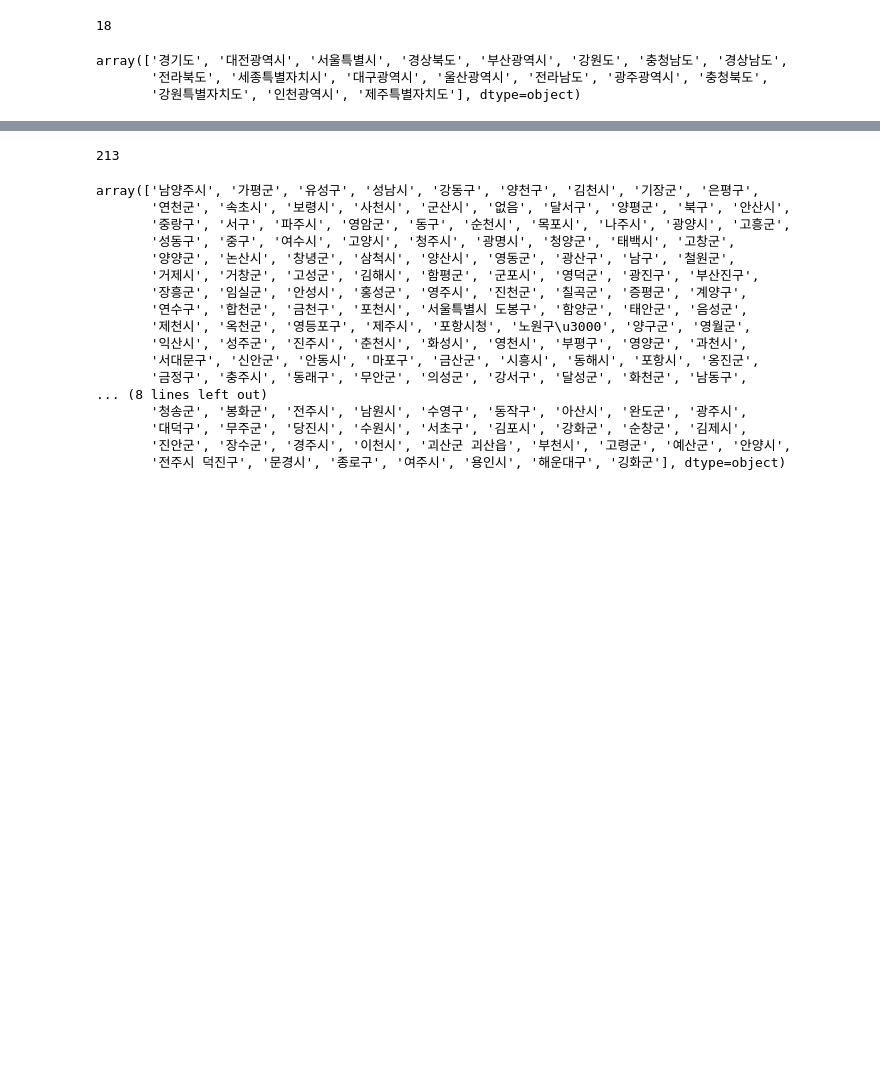
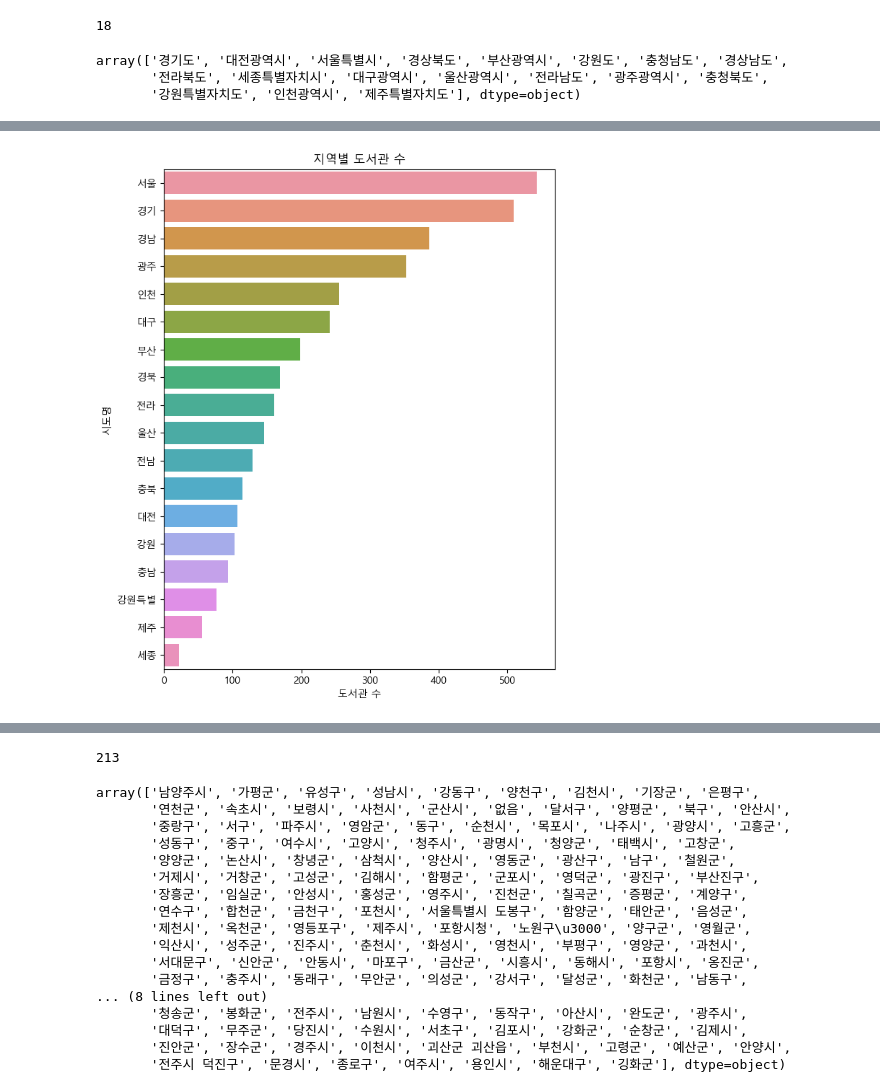
Before and after one commit to qooqookeke/car_greenhouse_gas, a Jupyter notebook: test.ipynb, the cells around one changed output, grey strips where cells are left out. Saved outputs shown, nothing was run; the diff lists cells and outputs as text; code cells hidden in the pictures; blank space fills up the shorter version.

```diff
--- a/test.ipynb
+++ b/test.ipynb
@@ -58,3 +77,11 @@ Name: count, dtype: int64
 lib_location = df['시도명'].value_counts().index
 # %%
 plt.rc('font', family='Malgun Gothic')
+# %%
+plt.figure(figsize=(7,9))
+sb.countplot(data=df, y='시도명', order=lib_location)
+plt.title('지역별 도서관 수')
+plt.xlabel('도서관 수')
+plt.show()
+# %% [output]
+[figure, added]
```
Also changed, not shown: parts of 20 cells of this notebook.
